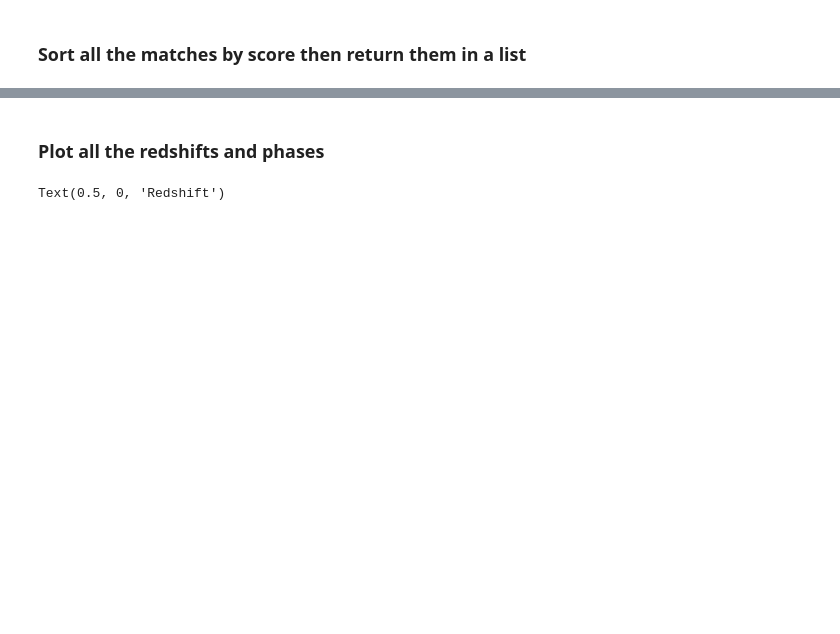
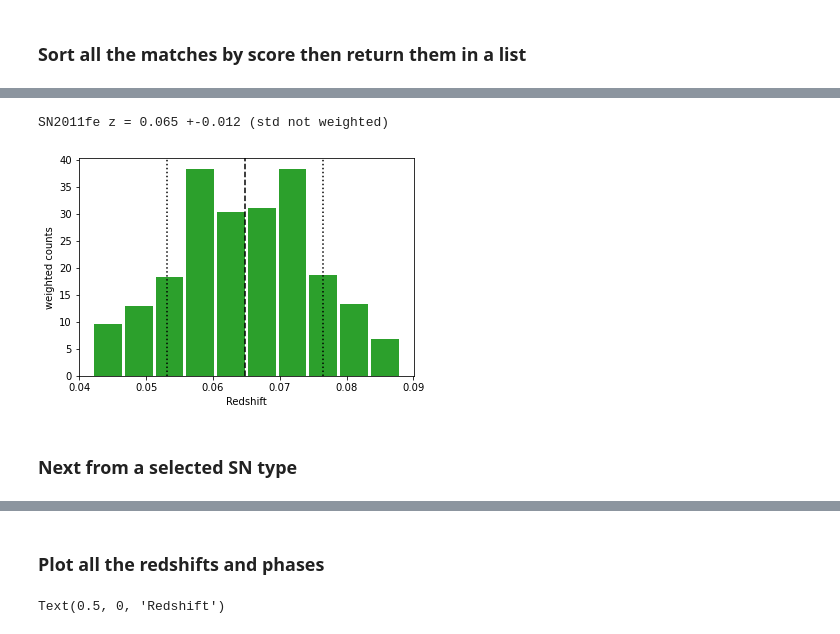
Before and after one commit to SiPrentice/SN_classifier, a Jupyter notebook: Classify_Supernovae.ipynb, the cells around one changed output, grey strips where cells are left out. Saved outputs shown, nothing was run; the diff lists cells and outputs as text; code cells hidden in the pictures; blank space fills up the shorter version.

```diff
--- a/Classify_Supernovae.ipynb
+++ b/Classify_Supernovae.ipynb
@@ -184,0 +232,9 @@ print(set(types), set(sne))
+# %%
+sn = sne[0]
+z_stats = get_z_stats(get_sn = sn)
+print(f'{sn} z = {z_stats[0][1]:.3f} +-{z_stats[0][2]:.3f} (std not weighted)'  )
+# %% [output]
+SN2011fe z = 0.065 +-0.012 (std not weighted)
+[figure, added]
+# %% [markdown]
+### Next from a selected SN type
```
Also changed, not shown: parts of 26 cells of this notebook.
